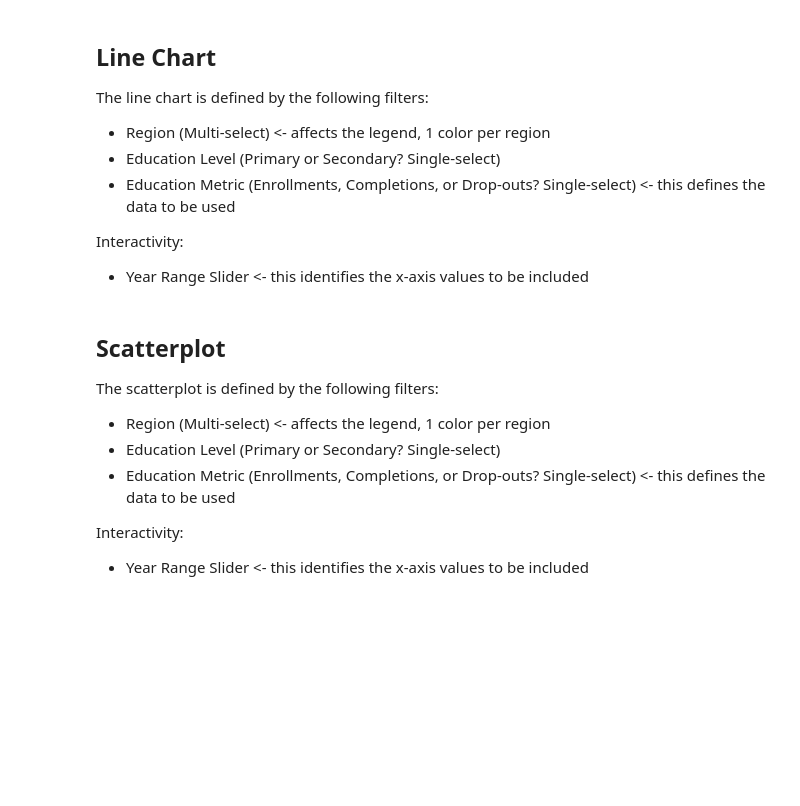
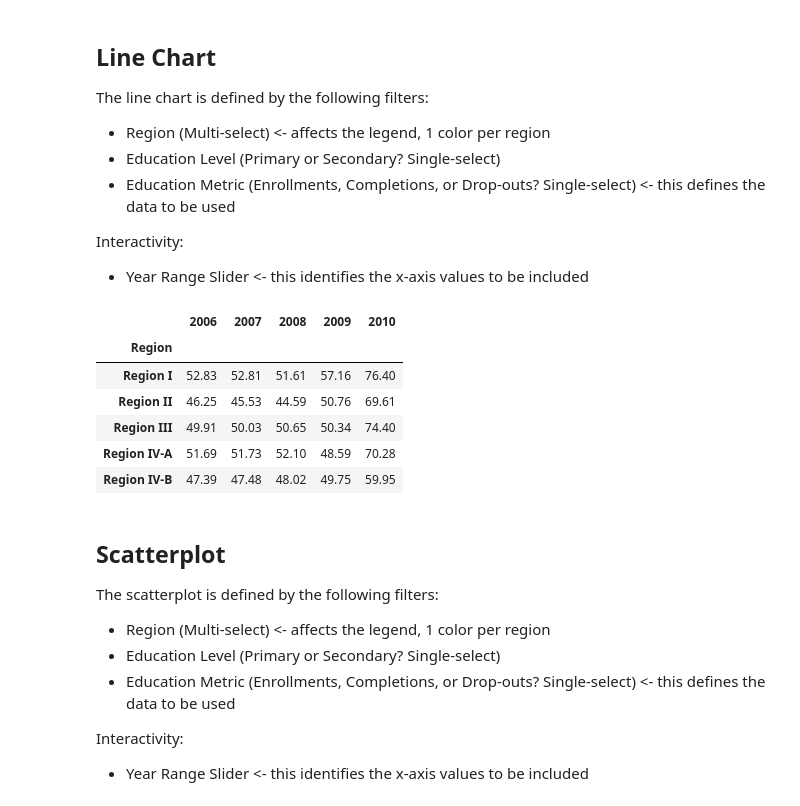
Before and after one commit to angelocguerra/data101-visualizationapp, a Jupyter notebook: NonSpatialDataVisualization.ipynb, the cells around one changed output. Drawn from its saved outputs; the diff is of its cells as text; code cells hidden in the pictures; blank space fills up the shorter version.

Commit message:
Added data preprocessing for line and scatterplot visualization

```diff
--- a/NonSpatialDataVisualization.ipynb
+++ b/NonSpatialDataVisualization.ipynb
@@ -242,3 +264,35 @@ The line chart is defined by the following filters:
 
 Interactivity:
 - Year Range Slider <- this identifies the x-axis values to be included
+# %%
+# Filters
+regions = ['Region I', 'Region II', 'Region III', 'Region IV-A', 'Region IV-B']
+educ_level = 'Secondary'
+educ_metric = 'Enrollments'
+years = ['2006', '2007', '2008', '2009', '2010']
+
+if educ_level == 'Secondary':
+    if educ_metric == 'Enrollments':
+        line_df = secondary_enrollment.loc[regions, years]
+    elif educ_metric == 'Completions':
+        line_df = secondary_completion.loc[regions, years]
+    elif educ_metric == 'Dropouts':
+        line_df = secondary_dropout.loc[regions, years]
+
+elif educ_level == 'Primary':
+    if educ_metric == 'Enrollments':
+        line_df = primary_enrollment.loc[regions, years]
+    elif educ_metric == 'Completions':
+        line_df = primary_completion.loc[regions, years]
+    elif educ_metric == 'Dropouts':
+        line_df = primary_dropout.loc[regions, years]
+
+line_df
+# %% [output]
+|  | 2006 | 2007 | 2008 | 2009 | 2010 |
+| Region |  |  |  |  |  |
+| Region I | 52.83 | 52.81 | 51.61 | 57.16 | 76.40 |
+| Region II | 46.25 | 45.53 | 44.59 | 50.76 | 69.61 |
+| Region III | 49.91 | 50.03 | 50.65 | 50.34 | 74.40 |
+| Region IV-A | 51.69 | 51.73 | 52.10 | 48.59 | 70.28 |
+| Region IV-B | 47.39 | 47.48 | 48.02 | 49.75 | 59.95 |
```
Also changed, not shown: parts of 4 cells of this notebook.
